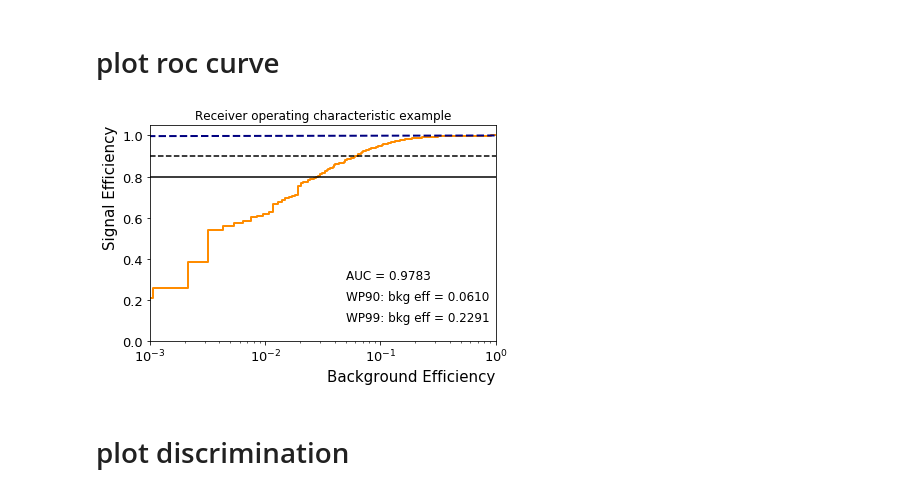
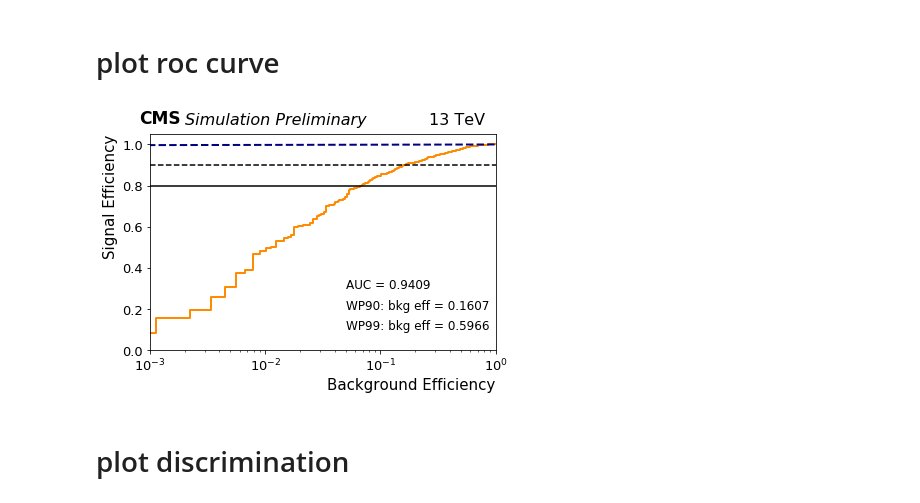
Before and after one commit to cms-lpc-llp/delayed_jet_analyzer, a Jupyter notebook: plot_scripts/MuonSystem_Analysis/MuonSystem_plots-bdt_training.ipynb, the cells around one changed output. Cells and saved outputs as stored; diff of their text form; code cells hidden in the pictures.

```diff
--- a/plot_scripts/MuonSystem_Analysis/MuonSystem_plots-bdt_training.ipynb
+++ b/plot_scripts/MuonSystem_Analysis/MuonSystem_plots-bdt_training.ipynb
@@ -265,9 +324,9 @@ def trim_axs(axs, N):
     for ax in axs[N:]:
         ax.remove()
     return axs[:N]
-columns = 3
-fig1, axs = plt.subplots(int(len(variables)/columns)+1, columns, figsize=(10,5), constrained_layout=True)
-# fig1, axs = plt.subplots(int(len(variables)/columns)+1, columns, figsize=(5,8), constrained_layout=True)
+columns = 2
+# fig1, axs = plt.subplots(int(len(variables)/columns)+1, columns, figsize=(8,5), constrained_layout=True)
+fig1, axs = plt.subplots(int(len(variables)/columns)+1, columns, figsize=(6,8), constrained_layout=True)
 
 
 # for ax, case in zip(axs, cases):
@@ -298,6 +357,8 @@ fig1.legend([bkg, sig],     # The line objects
            )
 #     h['OOT_data'] = create_TH1D(x[:,i][y==0], axis_title = [variables[i][2],'Events'], binning=[variables[i][3], variables[i][4], variables[i][5]])
 #     h['MC_signal'] = create_TH1D(x[:,i][y==1], axis_title = [variables[i][2],'Events'], binning=[variables[i][3], variables[i][4], variables[i][5]])
+
+fig1.savefig("../../plots/MuonSystem_Analysis/"+bdt_name+'/input.png', dpi=300)
 # %% [output]
 0 0 0
 ['cscRechitClusterNStation', 'cscRechitClusterNStation', '$N_{station}$', 5, 0, 5]
@@ -360,5 +419,21 @@ Accuracy: 95.03%
 
 import pickle
 # model = pickle.load(open( 'bdt_flatten_noEvtSelection.pickle.dat', "rb" ))
-model = pickle.load(open( 'bdt_flatten_metfilter_me1112nohits_eta2p1_testsize0p2_abs_EtaPhi.pickle', "rb" ))
-y_pred = model.predict_proba([1,2,3,4,4,5,6])[:, 1]
+bdt_name = 'bdt_flatten_metfilter_me1112nohits_eta2p1_testsize0p2_abs_XYspread_v11'
+
+
+model = pickle.load(open( bdt_name+'.pickle', "rb" ))
+# y_pred = model.predict_proba([1,2,3,4,4,5,6])[:, 1]
+y_pred = model.predict_proba(x_test)[:, 1]
+y_pred_train = model.predict_proba(x_train)[:, 1]
+
+predictions = [round(value) for value in y_pred]
+# evaluate predictions
+accuracy = accuracy_score(y_test, predictions)
+print("Accuracy: %.2f%%" % (accuracy * 100.0))
+
+
+accuracy = accuracy_score(y_train, [round(value) for value in y_pred_train])
+
+
+print("Accuracy: %.2f%%" % (accuracy * 100.0))
@@ -452,31 +531,38 @@ WP90_effBkg: 0.061027837259100645
 # %%
 
 #plot roc curve
 f = plt.figure()
 ax = f.add_subplot(111)
 plt.subplots_adjust(top=0.9, bottom=0.15, left=0.15, right=0.95)
 lw = 2
 plt.plot(fpr, tpr, color='darkorange',
          lw=lw, label='ROC curve')
 plt.plot([0, 1], [0, 1], color='navy', lw=lw, linestyle='--')
 plt.xlim([10E-4, 1.0])
 plt.ylim([0.0, 1.05])
 plt.ylabel('Signal Efficiency',horizontalalignment='right', y=1.0, fontsize=15)
 plt.xlabel('Background Efficiency',horizontalalignment='right', x=1.0, fontsize=15)
 plt.xticks(fontsize=13)
 plt.yticks(fontsize=13)
 plt.xscale('log')
 plt.axhline(y=0.9, color="black", linestyle='--')
 plt.axhline(y=0.8, color="black")
 plt.text(0.05,0.1,'WP99: bkg eff = %.4f'%WP99_effBkg, fontsize=12)
 plt.text(0.05,0.2,'WP90: bkg eff = %.4f'%WP90_effBkg, fontsize=12)
 #plt.text(0.5,0.3,'WP90: S/sqrt(B) = %.2f'%WP90_significance, fontsize=12)
 plt.text(0.05,0.3,'AUC = %.4f'%AUC, fontsize=12)
-plt.title('Receiver operating characteristic example')
+
+plt.text(-0.03, 1.03, 'CMS', ha='left', va='bottom', transform=ax.transAxes, weight='bold', fontsize=17)
+plt.text(0.10, 1.03, 'Simulation Preliminary', ha='left', va='bottom', transform=ax.transAxes, style='italic', fontsize=16)
+plt.text(0.97, 1.03, '13 TeV', ha='right', va='bottom', transform=ax.transAxes, fontsize=16)
+
 # plt.legend(loc="lower right")
-plt.show()
+# plt.show()
+if not os.path.isdir("../../plots/MuonSystem_Analysis/"+bdt_name):
+    os.makedirs("../../plots/MuonSystem_Analysis/"+bdt_name)
+# plt.savefig("../../plots/MuonSystem_Analysis/"+bdt_name+'/roc.png', dpi=300)
 # %% [output]
-[figure, old version]
+[figure, new version]
 # %% [markdown]
 # plot discrimination
 # %%
```
Also changed, not shown: parts of 38 cells of this notebook.
